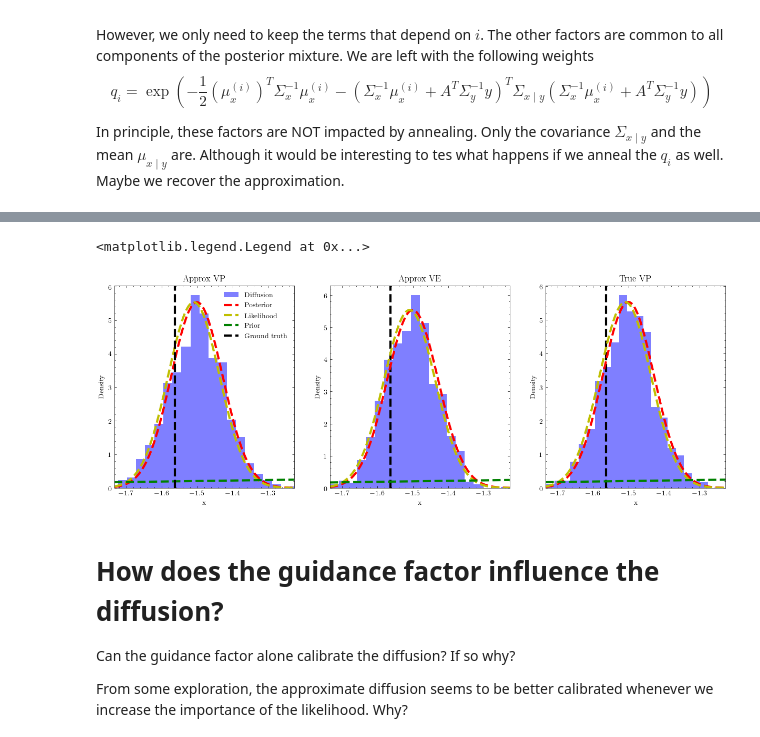
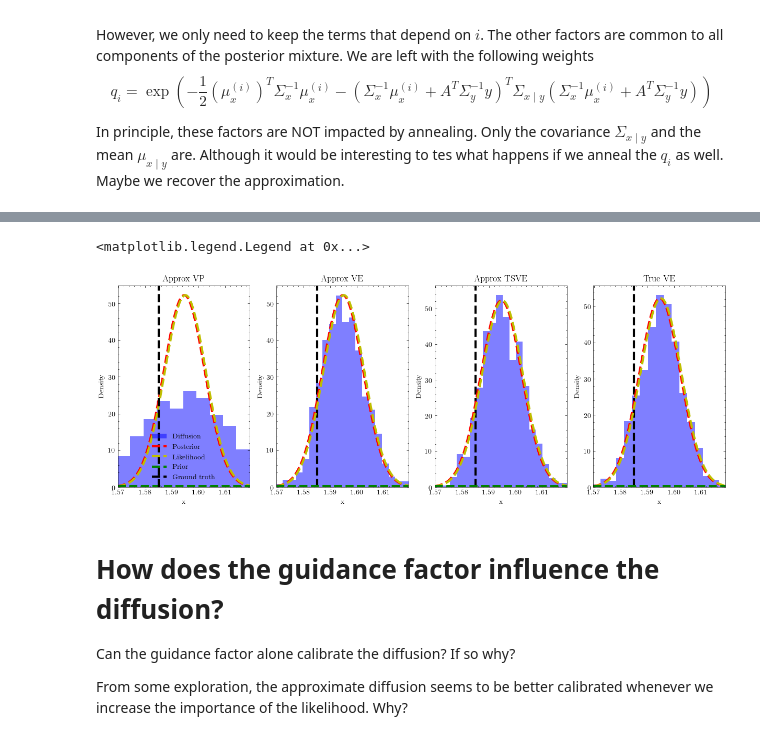
Before and after one commit to AlexandreAdam/DeblendingGalaxies, a Jupyter notebook: notebooks/diffusion_guidance_factor.ipynb, the cells around one changed output, grey strips where cells are left out. Saved outputs shown, nothing was run; the diff lists cells and outputs as text; code cells hidden in the pictures.

```diff
--- a/notebooks/diffusion_guidance_factor.ipynb
+++ b/notebooks/diffusion_guidance_factor.ipynb
@@ -104,7 +141,7 @@ n = 2 # observation space
 m = 1 # model space
 # modes = 10 # modes of the prior chosen at random in the prior space
 modes = 10
-# mode_width = 0.5 # If mode width is taken too small, this will bias our approximate SDE. Good check of our approx
+mode_width = 0.5 # If mode width is taken too small, this will bias our approximate SDE. Good check of our approx
 coords = torch.randn([modes, m])
 
 # Define a prior (with our SDE as tempering procedure, don't forget to shrink the means by mu(t))
@@ -141,7 +178,7 @@ def ref_likelihood_score(y, t, x, A, sigma_n, sde):
     return vmap(grad(lambda t, x: make_likelihood(t, A, sigma_n, sde).log_prob(mu(t, sde)*y - A @ x).squeeze(), argnums=1))(t, x)
 
 # Define a forward model and a likelihood (or a noise distribution). We will keep it gaussian for now
-sigma_n = 1e-1
+sigma_n = 1e-2
 A = torch.randn([n, m])
 t = torch.zeros(1) # initialize at zero temperature
 x_true = make_prior(t, sde="VP").sample([1])
@@ -252,8 +289,8 @@ def posterior_score(t, x, y, A, sigma_n, sde):
     return vmap(grad(lambda t, x: make_posterior(t, y, A, sigma_n, sde).log_prob(x), argnums=1))(t, x)
 
 B = 1000
-N = 200 # EM steps
-M = 2
+N = 600 # EM steps
+M = 0
 snr = 1
 leapfrog_steps = 4
 mass = 1
@@ -299,4 +336,22 @@ with torch.no_grad():
         if torch.any(torch.isnan(x_vp)):
             break
         t += dt
+# %%
+sde = "TSVE"
+ridge = 1e-6
+t = torch.ones([B]) * T
+x_tsve = torch.randn([B, m]) * sigma(t, sde) # Start from high temperature
+dt = -T / N
+with torch.no_grad():
+    for step in tqdm(range(N)):
+        score_fn = lambda t, x, sde: approximate_posterior_score(t, x, y, A, sigma_n, sde, ridge)
+        x_tsve = backward(t, x_tsve, dt, score_fn, sde)
+        for _ in range(M):
+            epsilon = (snr * sigma(t, sde))**2
+            score_fn = lambda x: approximate_posterior_score(t, x, y, A, sigma_n, sde, ridge)
+            # x_tsve = hmc_step(x_tsve, epsilon, score_fn, mass, leapfrog_steps)
+            x_tsve = ula_step(x_tsve, epsilon, score_fn)
+        if torch.any(torch.isnan(x_ve)):
+            break
+        t += dt
 # %%
@@ -312,7 +367,7 @@ with torch.no_grad():
             break
         t += dt
 # %%
-fig, (ax1, ax2, ax3) = plt.subplots(1, 3, figsize=(15, 5))
+fig, (ax1, ax2, ax3, ax4) = plt.subplots(1, 4, figsize=(15, 5))
 
 xmax = x_ve.max()
 xmin = x_ve.min()
@@ -325,40 +380,49 @@ likelihood = torch.exp(make_likelihood(torch.zeros(1), A, sigma_n, "VP").log_pro
 likelihood /= likelihood.max() / post.max()
 
 # Posterior is systematically biased if m<<n too large (probably from ridge conditioning)
-ax3.set_title("True VP")
-ax3.hist(x_post.squeeze(), bins=20, density=True, label="Diffusion", color="b", alpha=0.5)
+ax4.set_title("True VE")
+ax4.hist(x_post.squeeze(), bins=20, density=True, label="Diffusion", color="b", alpha=0.5)
+ax4.axvline(x_true.squeeze(), color="k", ls="--", lw=3)
+ax4.plot(x_lin.squeeze(), post,  "r--", lw=3, label="Posterior")
+ax4.plot(x_lin.squeeze(), likelihood,  "y--", lw=3, label="Likelihood")
+ax4.plot(x_lin.squeeze(), prior, "g--", lw=3, label="Prior")
+ax4.set_xlabel("x")
+ax4.set_xlim(xmin, xmax)
+ax4.set_ylabel("Density")
+
+ax3.set_title("Approx TSVE")
+ax3.hist(x_tsve.squeeze(), bins=20, density=True, label="Diffusion", color="b", alpha=0.5)
 ax3.axvline(x_true.squeeze(), color="k", ls="--", lw=3)
 ax3.plot(x_lin.squeeze(), post,  "r--", lw=3, label="Posterior")
 ax3.plot(x_lin.squeeze(), likelihood,  "y--", lw=3, label="Likelihood")
 ax3.plot(x_lin.squeeze(), prior, "g--", lw=3, label="Prior")
 ax3.set_xlabel("x")
 ax3.set_xlim(xmin, xmax)
 ax3.set_ylabel("Density")
-
 
 ax2.set_title("Approx VE")
 ax2.hist(x_ve.squeeze(), bins=20, density=True, label="Diffusion", color="b", alpha=0.5)
 ax2.axvline(x_true.squeeze(), color="k", ls="--", lw=3)
 ax2.plot(x_lin.squeeze(), post,  "r--", lw=3, label="Posterior")
 ax2.plot(x_lin.squeeze(), likelihood,  "y--", lw=3, label="Likelihood")
 ax2.plot(x_lin.squeeze(), prior, "g--", lw=3, label="Prior")
 ax2.set_xlabel("x")
 ax2.set_xlim(xmin, xmax)
 ax2.set_ylabel("Density")
 
 ax1.set_title("Approx VP")
 ax1.hist(x_vp.squeeze(), bins=20, density=True, label="Diffusion", color="b", alpha=0.5)
 ax1.plot(x_lin.squeeze(), post,  "r--", lw=3, label="Posterior")
 ax1.plot(x_lin.squeeze(), likelihood,  "y--", lw=3, label="Likelihood")
 ax1.plot(x_lin.squeeze(), prior, "g--", lw=3, label="Prior")
 ax1.axvline(x_true.squeeze(), color="k", ls="--", lw=3, label="Ground truth")
 ax1.set_xlabel("x")
 ax1.set_xlim(xmin, xmax)
 ax1.set_ylabel("Density")
 ax1.legend()
 # %% [output]
 <matplotlib.legend.Legend at 0x...>
-[figure, old version]
+[figure, new version]
 # %% [markdown]
 # How does the guidance factor influence the diffusion?
 
```
Also changed, not shown: parts of 15 cells of this notebook, 15 other files.
